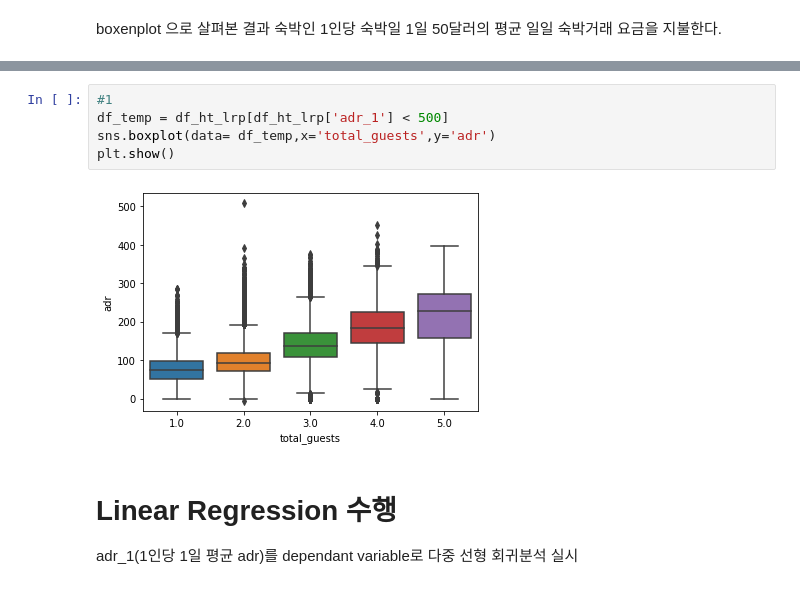
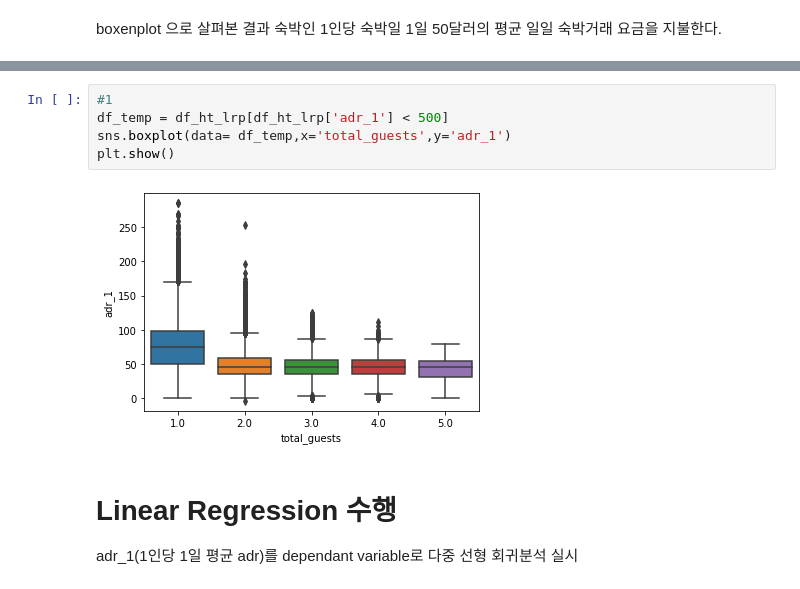
Before and after one commit to ABizCho/py_machineLearning, a Jupyter notebook: Assignment_Group/ML_group_project/ML_groupPJ_sub2_Linear.ipynb, the cells around one changed output, grey strips where cells are left out. Cells and saved outputs as stored; diff of their text form.

```diff
--- a/Assignment_Group/ML_group_project/ML_groupPJ_sub2_Linear.ipynb
+++ b/Assignment_Group/ML_group_project/ML_groupPJ_sub2_Linear.ipynb
@@ -157,10 +163,10 @@ boxenplot 으로 살펴본 결과 숙박인 1인당 숙박일 1일 50달러의
 # %%
 #1
 df_temp = df_ht_lrp[df_ht_lrp['adr_1'] < 500]
-sns.boxplot(data= df_temp,x='total_guests',y='adr')
+sns.boxplot(data= df_temp,x='total_guests',y='adr_1')
 plt.show()
 # %% [output]
-[figure, old version]
+[figure, new version]
 # %% [markdown]
 # Linear Regression 수행
 
```
Also changed, not shown: parts of 12 cells of this notebook, 2 other files.
